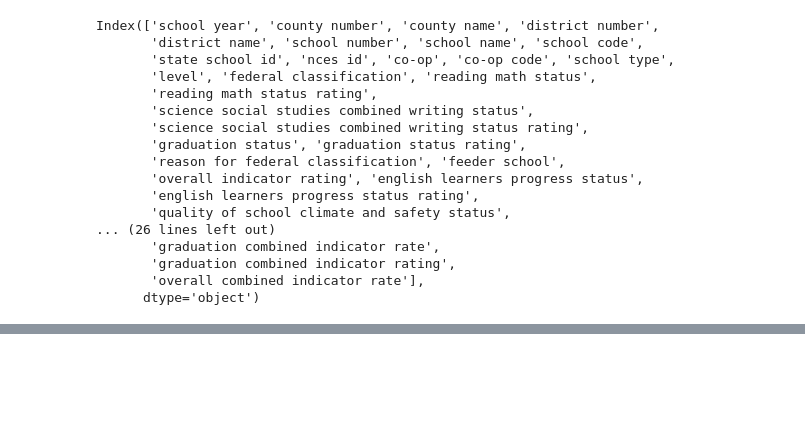
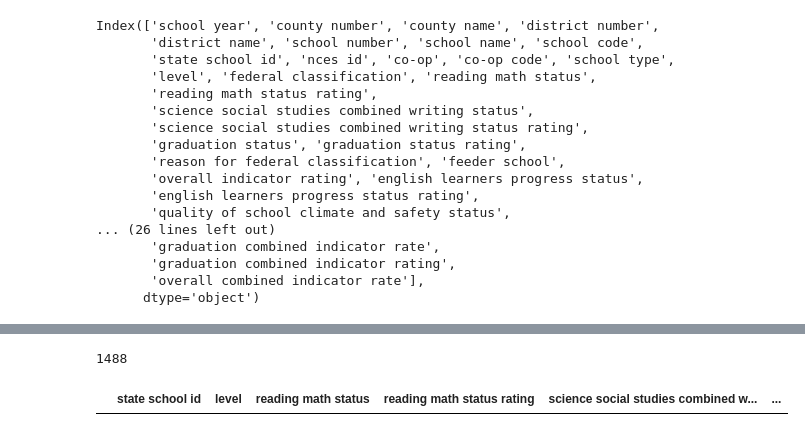
Before and after one commit to davejbud88/Preparing_Students, a Jupyter notebook: School_Data.ipynb, the cells around one changed output, grey strips where cells are left out. Saved outputs shown, nothing was run; the diff lists cells and outputs as text; code cells hidden in the pictures; blank space fills up the shorter version.

```diff
--- a/School_Data.ipynb
+++ b/School_Data.ipynb
@@ -95,0 +249,15 @@ print(df_Level)
+# %%
+school_profile.to_sql('school_profile', conn, if_exists='replace', index=False)
+school_behavior.to_sql('school_behavior', conn, if_exists='replace', index=False)
+# %% [output]
+1488
+# %%
+query = """select *
+from school_profile as p
+left join school_behavior as b
+on p."state school id" = b."state school id"
+where b."state school id" is NULL;"""
+# %%
+pd.read_sql_query(query, conn)
+# %% [output]
+|  | state school id | level | reading math status | reading math status rating | science social studies combined w... | ... |
```
Also changed, not shown: parts of 18 cells of this notebook, 2 other files.
